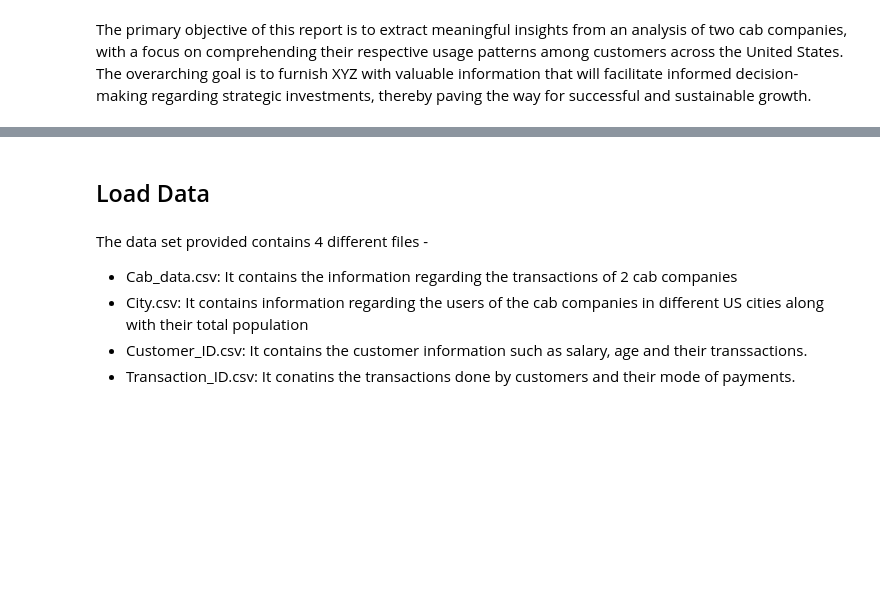
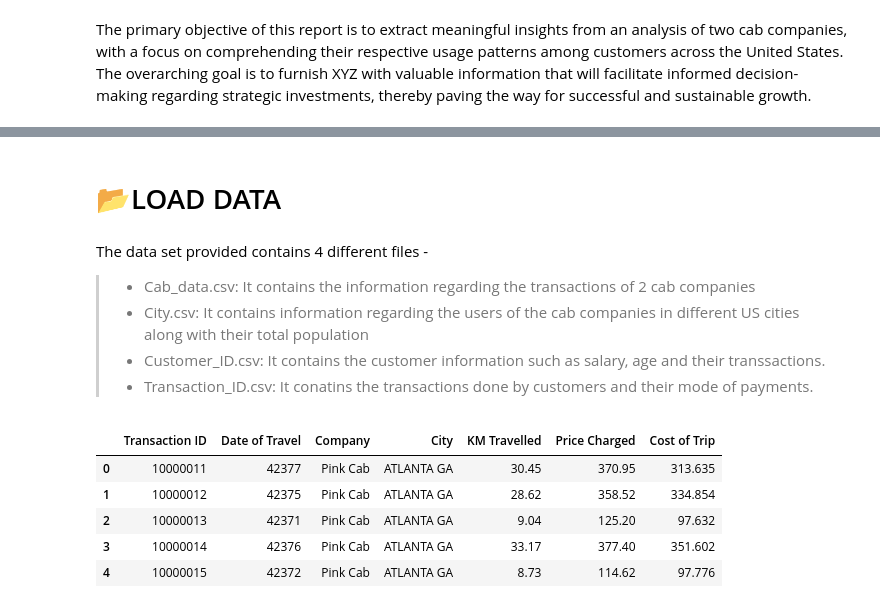
Before and after one commit to Ashish-Sasna/Data-Glacier, a Jupyter notebook: Week 2/Scripts/G2M_Insights.ipynb, the cells around one changed output, grey strips where cells are left out. Cells and saved outputs as stored; diff of their text form; code cells hidden in the pictures; blank space fills up the shorter version.

```diff
--- a/Week 2/Scripts/G2M_Insights.ipynb
+++ b/Week 2/Scripts/G2M_Insights.ipynb
@@ -15,14 +19,14 @@ import matplotlib.pyplot as plt
 %matplotlib inline
 # %%
 %config Completer.use_jedi = False
-# %% [markdown]
-## Load Data
+# %% [markdown]
+# 📂LOAD DATA
 # %% [markdown]
 The data set provided contains 4 different files -
-- Cab_data.csv: It contains the information regarding the transactions of 2 cab companies
-- City.csv: It contains information regarding the users of the cab companies in different US cities along with their total population
-- Customer_ID.csv: It contains the customer information such as salary, age and their transsactions.
-- Transaction_ID.csv: It conatins the transactions done by customers and their mode of payments.
+> - Cab_data.csv: It contains the information regarding the transactions of 2 cab companies
+> - City.csv: It contains information regarding the users of the cab companies in different US cities along with their total population
+> - Customer_ID.csv: It contains the customer information such as salary, age and their transsactions.
+> - Transaction_ID.csv: It conatins the transactions done by customers and their mode of payments.
 # %%
 os.chdir('..')
 currPath = os.getcwd()
@@ -45,3 +49,12 @@ cust_data = pd.read_csv(dataPath+'/Customer_ID.csv',
 ## Transaction data
 trans_data = pd.read_csv(dataPath+'/Transaction_ID.csv',
                          encoding='utf-8')
+# %%
+cab_data.head(5)
+# %% [output]
+|  | Transaction ID | Date of Travel | Company | City | KM Travelled | Price Charged | Cost of Trip |
+| 0 | 10000011 | 42377 | Pink Cab | ATLANTA GA | 30.45 | 370.95 | 313.635 |
+| 1 | 10000012 | 42375 | Pink Cab | ATLANTA GA | 28.62 | 358.52 | 334.854 |
+| 2 | 10000013 | 42371 | Pink Cab | ATLANTA GA | 9.04 | 125.20 | 97.632 |
+| 3 | 10000014 | 42376 | Pink Cab | ATLANTA GA | 33.17 | 377.40 | 351.602 |
+| 4 | 10000015 | 42372 | Pink Cab | ATLANTA GA | 8.73 | 114.62 | 97.776 |
```
Also changed, not shown: parts of 32 cells of this notebook.
